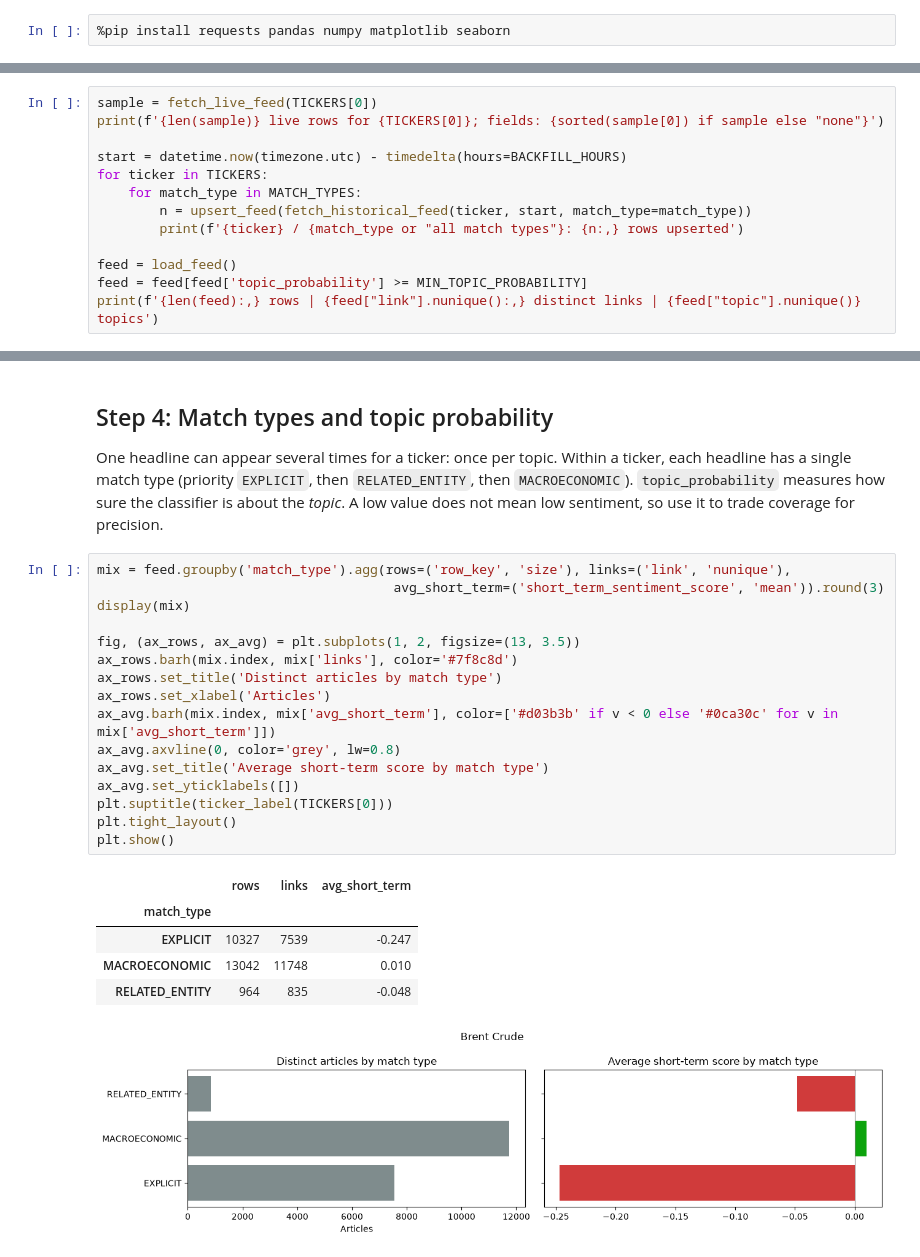
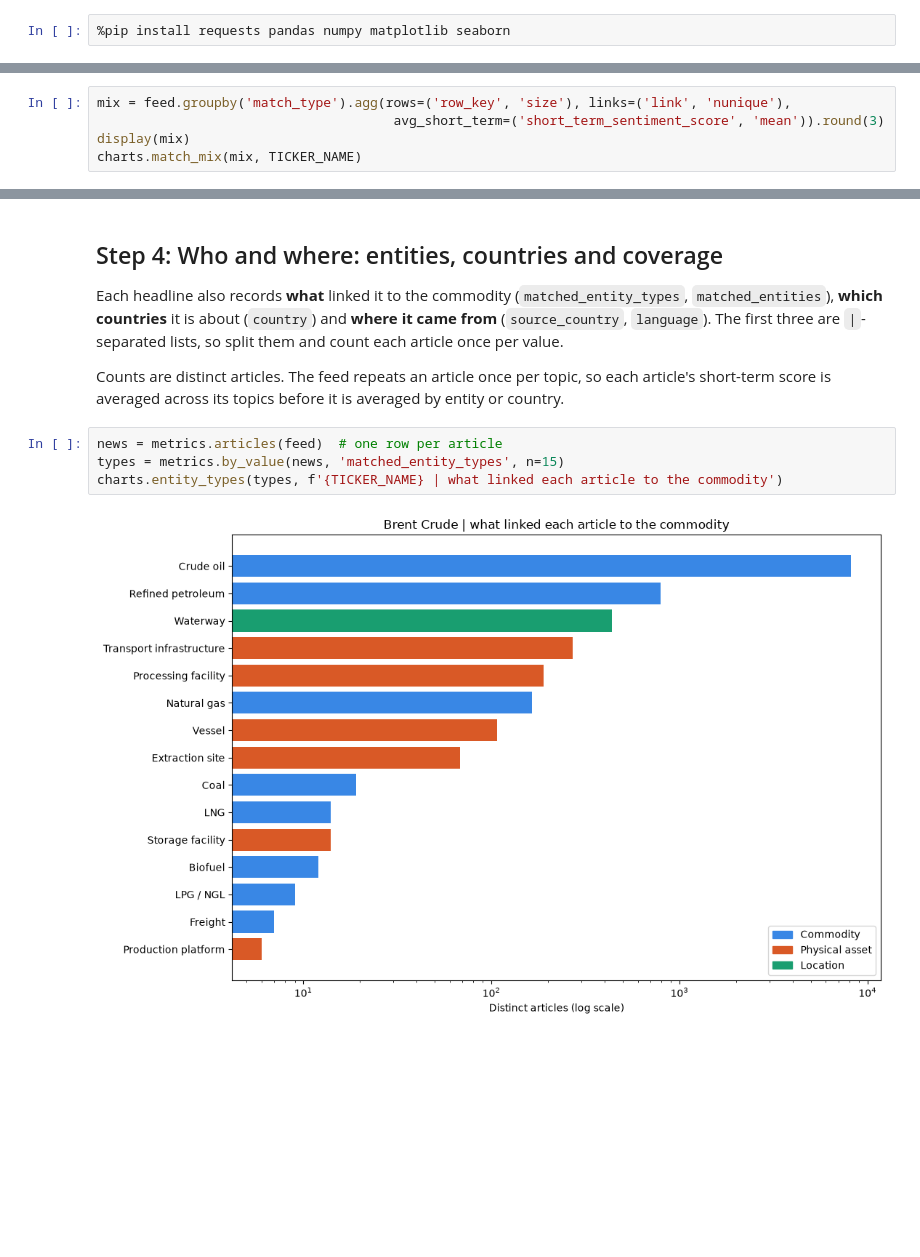
Before and after one commit to saffronblueai/permutable-examples, a Jupyter notebook: systematic/global_commodity_sentiment/notebooks/live/gcsi_headline_polling.ipynb, the cells around one changed output, grey strips where cells are left out. Drawn from its saved outputs; the diff is of its cells as text; blank space fills up the shorter version.

```diff
--- a/systematic/global_commodity_sentiment/notebooks/live/gcsi_headline_polling.ipynb
+++ b/systematic/global_commodity_sentiment/notebooks/live/gcsi_headline_polling.ipynb
@@ -230,14 +98,6 @@ Database ready: gcsi_headlines_nb.db
 # %%
-sample = fetch_live_feed(TICKERS[0])
-print(f'{len(sample)} live rows for {TICKERS[0]}; fields: {sorted(sample[0]) if sample else "none"}')
-
-start = datetime.now(timezone.utc) - timedelta(hours=BACKFILL_HOURS)
-for ticker in TICKERS:
-    for match_type in MATCH_TYPES:
-        n = upsert_feed(fetch_historical_feed(ticker, start, match_type=match_type))
-        print(f'{ticker} / {match_type or "all match types"}: {n:,} rows upserted')
-
-feed = load_feed()
-feed = feed[feed['topic_probability'] >= MIN_TOPIC_PROBABILITY]
-print(f'{len(feed):,} rows | {feed["link"].nunique():,} distinct links | {feed["topic"].nunique()} topics')
+mix = feed.groupby('match_type').agg(rows=('row_key', 'size'), links=('link', 'nunique'),
+                                      avg_short_term=('short_term_sentiment_score', 'mean')).round(3)
+display(mix)
+charts.match_mix(mix, TICKER_NAME)
 # %% [output]
@@ -247,30 +110,15 @@ BZ_COM / all match types: 25,508 rows upserted
 # %% [markdown]
-## Step 4: Match types and topic probability
+## Step 4: Who and where: entities, countries and coverage
 
-One headline can appear several times for a ticker: once per topic. Within a ticker, each headline has a single
-match type (priority `EXPLICIT`, then `RELATED_ENTITY`, then `MACROECONOMIC`).
-`topic_probability` measures how sure the classifier is about the *topic*. A low value does not mean low
-sentiment, so use it to trade coverage for precision.
+Each headline also records **what** linked it to the commodity (`matched_entity_types`, `matched_entities`),
+**which countries** it is about (`country`) and **where it came from** (`source_country`, `language`).
+The first three are `|`-separated lists, so split them and count each article once per value.
+
+Counts are distinct articles. The feed repeats an article once per topic, so each article's short-term score is
+averaged across its topics before it is averaged by entity or country.
 # %%
-mix = feed.groupby('match_type').agg(rows=('row_key', 'size'), links=('link', 'nunique'),
-                                      avg_short_term=('short_term_sentiment_score', 'mean')).round(3)
-display(mix)
-
-fig, (ax_rows, ax_avg) = plt.subplots(1, 2, figsize=(13, 3.5))
-ax_rows.barh(mix.index, mix['links'], color='#7f8c8d')
-ax_rows.set_title('Distinct articles by match type')
-ax_rows.set_xlabel('Articles')
-ax_avg.barh(mix.index, mix['avg_short_term'], color=['#d03b3b' if v < 0 else '#0ca30c' for v in mix['avg_short_term']])
-ax_avg.axvline(0, color='grey', lw=0.8)
-ax_avg.set_title('Average short-term score by match type')
-ax_avg.set_yticklabels([])
-plt.suptitle(ticker_label(TICKERS[0]))
-plt.tight_layout()
-plt.show()
+news = metrics.articles(feed)  # one row per article
+types = metrics.by_value(news, 'matched_entity_types', n=15)
+charts.entity_types(types, f'{TICKER_NAME} | what linked each article to the commodity')
 # %% [output]
-|  | rows | links | avg_short_term |
-| match_type |  |  |  |
-| EXPLICIT | 10327 | 7539 | -0.247 |
-| MACROECONOMIC | 13042 | 11748 | 0.010 |
-| RELATED_ENTITY | 964 | 835 | -0.048 |
-[figure, old version]
+[figure, new version]
```
Also changed, not shown: parts of 20 cells of this notebook, 9 other files.
